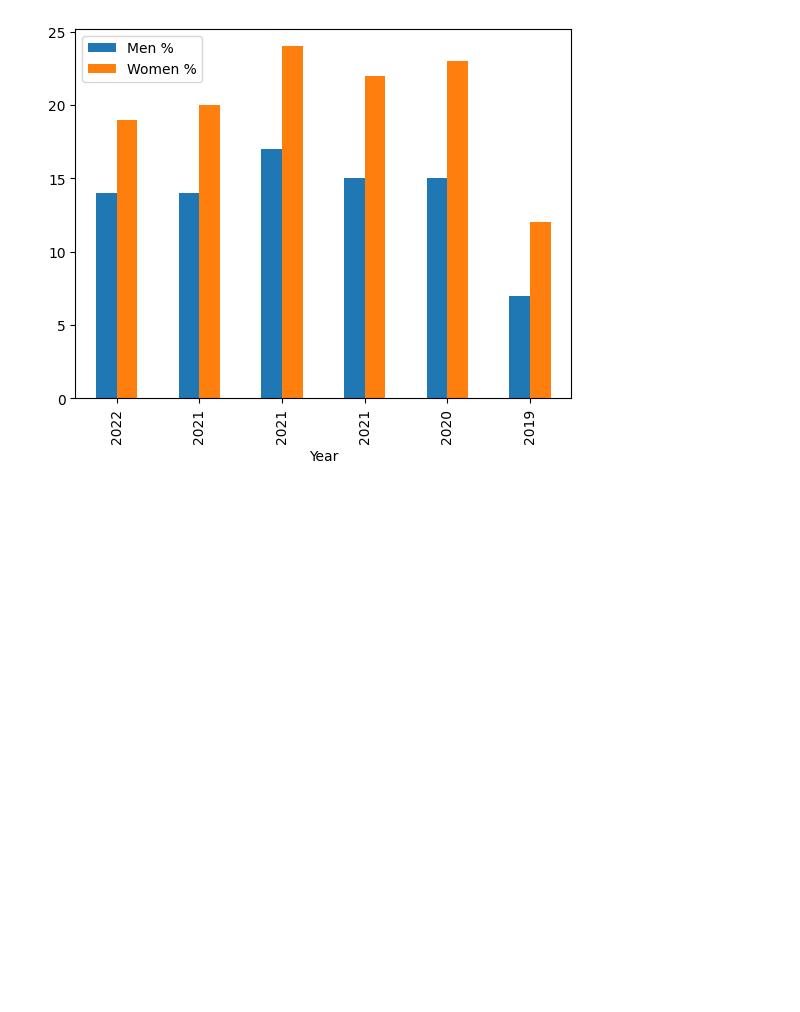
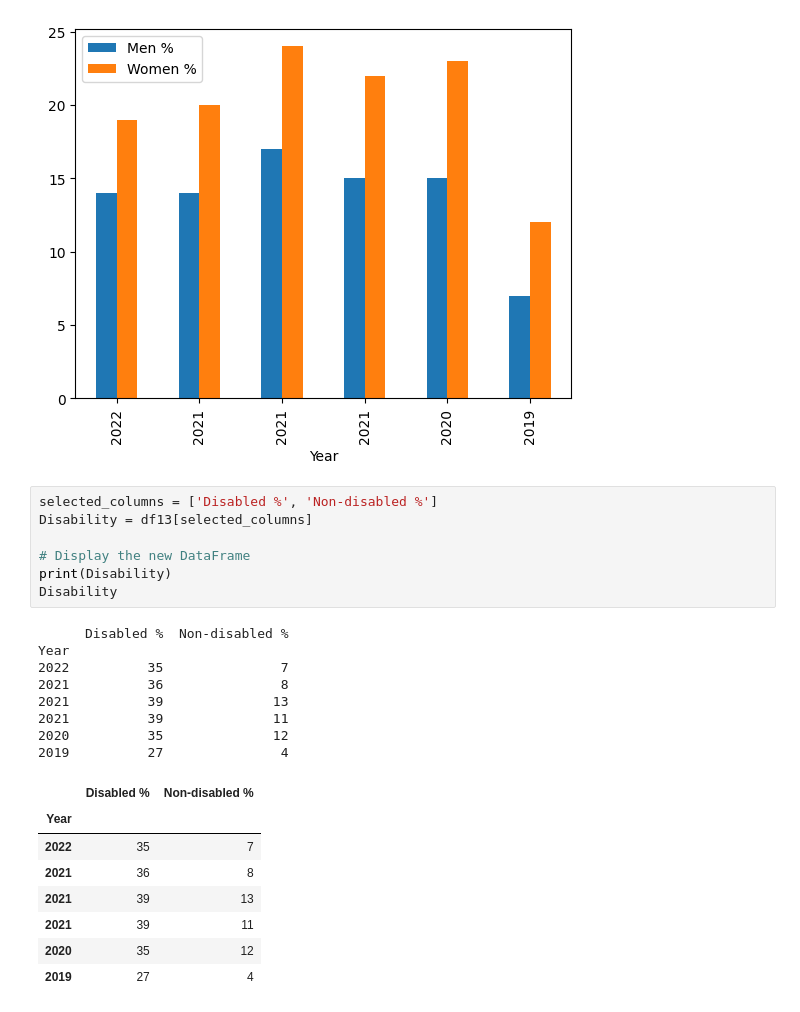
Before and after one commit to NabilahYK/PROGRAMMING-EXAM2, a Jupyter notebook: ProgrammingExam2.ipynb, the cells around one changed output. Drawn from its saved outputs; the diff is of its cells as text; blank space fills up the shorter version.

```diff
--- a/ProgrammingExam2.ipynb
+++ b/ProgrammingExam2.ipynb
@@ -749,3 +738,27 @@ MvsW.plot.bar()
 # %% [output]
 <Axes: xlabel='Year'>
 [figure]
+# %%
+selected_columns = ['Disabled %', 'Non-disabled %']
+Disability = df13[selected_columns]
+
+# Display the new DataFrame
+print(Disability)
+Disability
+# %% [output]
+      Disabled %  Non-disabled %
+Year
+2022          35               7
+2021          36               8
+2021          39              13
+2021          39              11
+2020          35              12
+2019          27               4
+|  | Disabled % | Non-disabled % |
+| Year |  |  |
+| 2022 | 35 | 7 |
+| 2021 | 36 | 8 |
+| 2021 | 39 | 13 |
+| 2021 | 39 | 11 |
+| 2020 | 35 | 12 |
+| 2019 | 27 | 4 |
```
Also changed, not shown: parts of 4 cells of this notebook.
